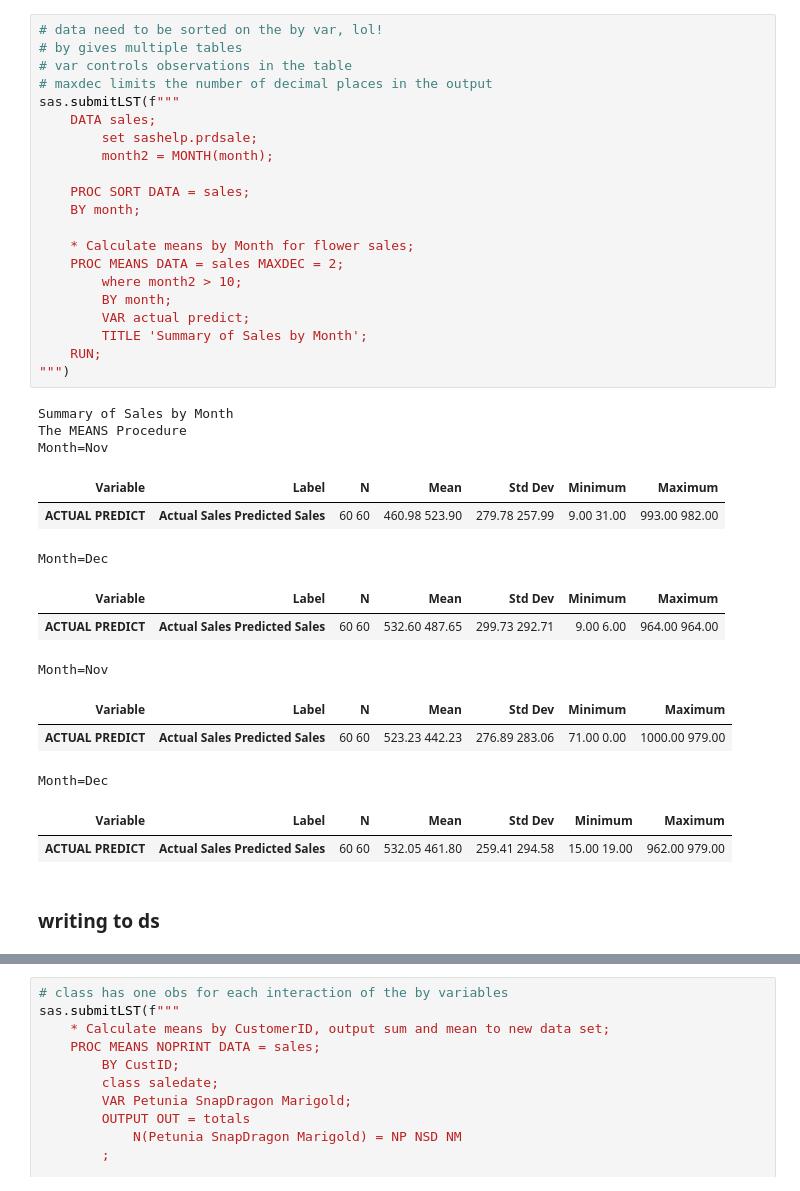
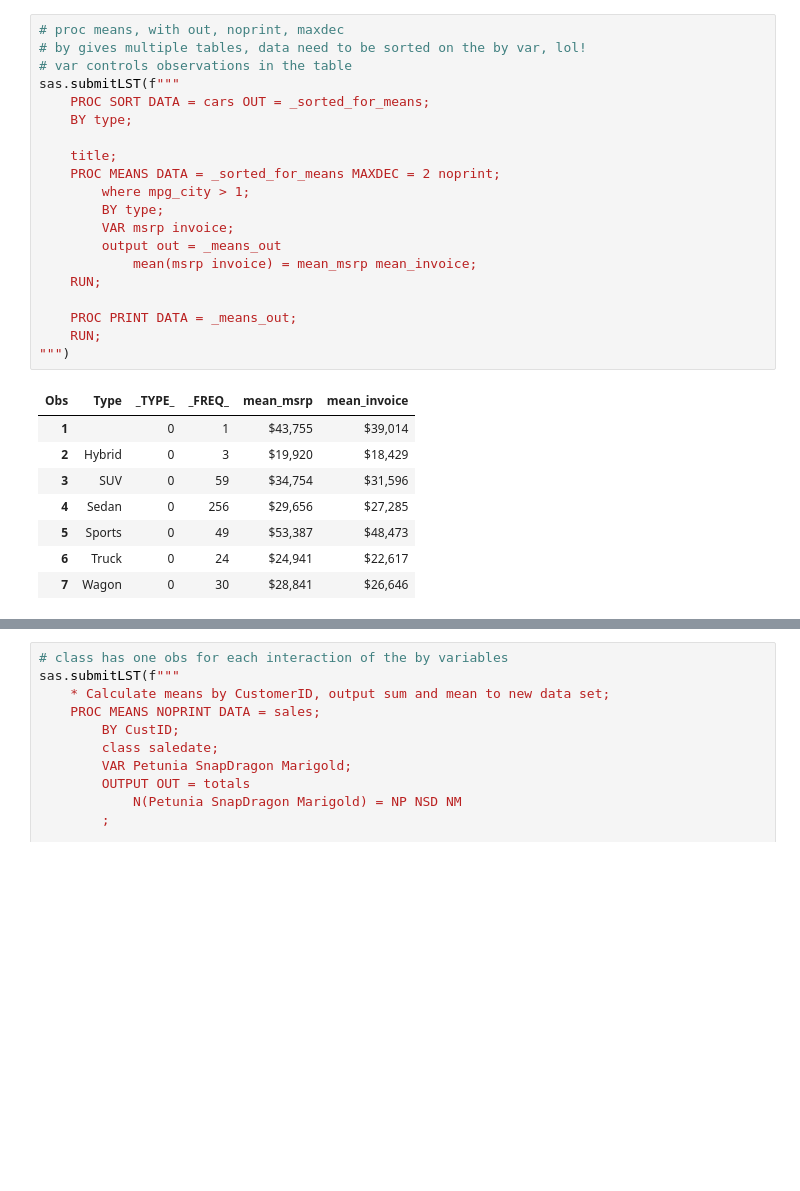
Before and after one commit to 0xdomyz/sas_collection, a Jupyter notebook: proc_data/proc_means.ipynb, the cells around one changed output, grey strips where cells are left out. Cells and saved outputs as stored; diff of their text form; blank space fills up the shorter version.

Commit message:
use diff set for proc means

```diff
--- a/proc_data/proc_means.ipynb
+++ b/proc_data/proc_means.ipynb
@@ -18,38 +39,29 @@ sas.sasdata('prdsale', 'sashelp').head()
 # %%
-# data need to be sorted on the by var, lol!
-# by gives multiple tables
+# proc means, with out, noprint, maxdec
+# by gives multiple tables, data need to be sorted on the by var, lol!
 # var controls observations in the table
-# maxdec limits the number of decimal places in the output
 sas.submitLST(f"""
-    DATA sales;
-        set sashelp.prdsale;
-        month2 = MONTH(month);
+    PROC SORT DATA = cars OUT = _sorted_for_means;
+    BY type;
 
-    PROC SORT DATA = sales;
-    BY month;
+    title;
+    PROC MEANS DATA = _sorted_for_means MAXDEC = 2 noprint;
+        where mpg_city > 1;
+        BY type;
+        VAR msrp invoice;
+        output out = _means_out
+            mean(msrp invoice) = mean_msrp mean_invoice;
+    RUN;
 
-    * Calculate means by Month for flower sales;
-    PROC MEANS DATA = sales MAXDEC = 2;
-        where month2 > 10;
-        BY month;
-        VAR actual predict;
-        TITLE 'Summary of Sales by Month';
+    PROC PRINT DATA = _means_out;
     RUN;
 """)
 # %% [output]
-Summary of Sales by Month
-The MEANS Procedure
-Month=Nov
-| Variable | Label | N | Mean | Std Dev | Minimum | Maximum |
-| ACTUAL PREDICT | Actual Sales Predicted Sales | 60 60 | 460.98 523.90 | 279.78 257.99 | 9.00 31.00 | 993.00 982.00 |
+| Obs | Type | _TYPE_ | _FREQ_ | mean_msrp | mean_invoice |
+| 1 |  | 0 | 1 | $43,755 | $39,014 |
+| 2 | Hybrid | 0 | 3 | $19,920 | $18,429 |
+| 3 | SUV | 0 | 59 | $34,754 | $31,596 |
+| 4 | Sedan | 0 | 256 | $29,656 | $27,285 |
+| 5 | Sports | 0 | 49 | $53,387 | $48,473 |
+| 6 | Truck | 0 | 24 | $24,941 | $22,617 |
+| 7 | Wagon | 0 | 30 | $28,841 | $26,646 |
-Month=Dec
-| Variable | Label | N | Mean | Std Dev | Minimum | Maximum |
-| ACTUAL PREDICT | Actual Sales Predicted Sales | 60 60 | 532.60 487.65 | 299.73 292.71 | 9.00 6.00 | 964.00 964.00 |
-Month=Nov
-| Variable | Label | N | Mean | Std Dev | Minimum | Maximum |
-| ACTUAL PREDICT | Actual Sales Predicted Sales | 60 60 | 523.23 442.23 | 276.89 283.06 | 71.00 0.00 | 1000.00 979.00 |
-Month=Dec
-| Variable | Label | N | Mean | Std Dev | Minimum | Maximum |
-| ACTUAL PREDICT | Actual Sales Predicted Sales | 60 60 | 532.05 461.80 | 259.41 294.58 | 15.00 19.00 | 962.00 979.00 |
-# %% [markdown]
-### writing to ds
```
Also changed, not shown: parts of 10 cells of this notebook.
